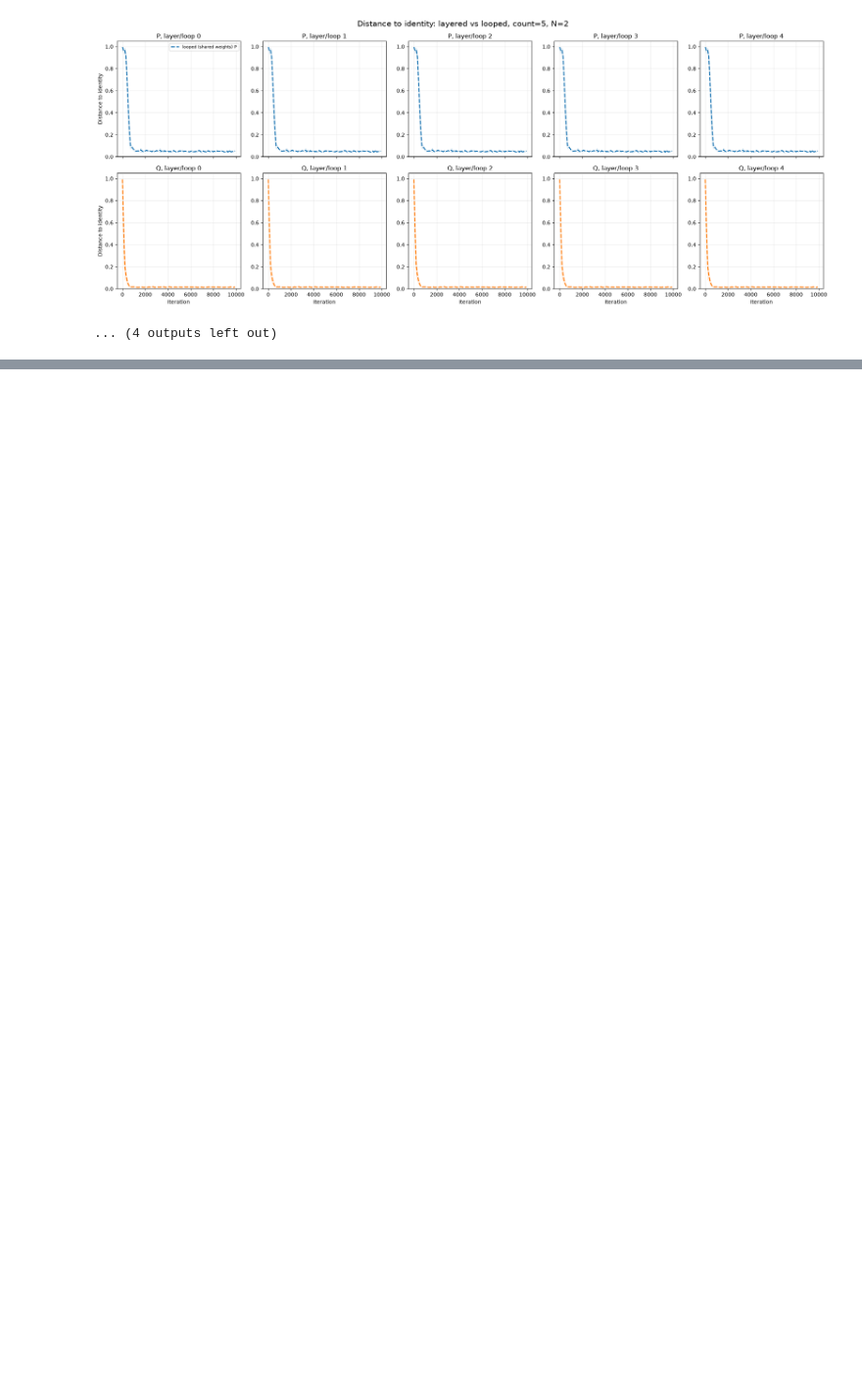
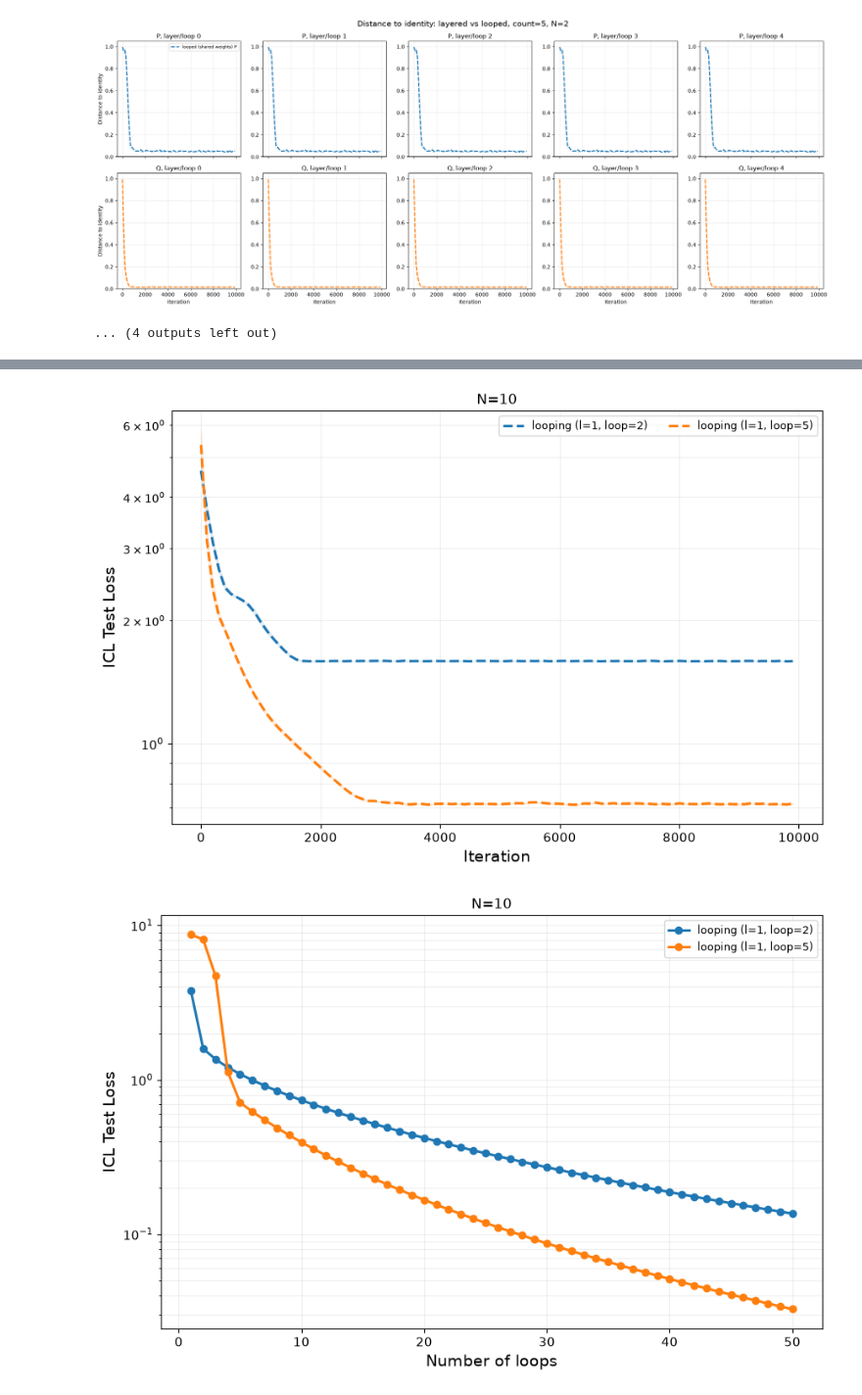
Before and after one commit to Isss11/looped-transformers-gradient-descent, a Jupyter notebook: cs-886_experiments.ipynb, the cells around one changed output, grey strips where cells are left out. Shown at 98% size. Cells and saved outputs as stored; diff of their text form; code cells hidden in the pictures; blank space fills up the shorter version.

Commit message:
Implement OOD Tests

```diff
--- a/cs-886_experiments.ipynb
+++ b/cs-886_experiments.ipynb
@@ -216,8 +222,8 @@ os.makedirs(fig_dir, exist_ok=True)
 iterations = np.arange(0, max_iters, stride)
 
 MODEL_STYLES = {
-    'layered': ('-', lambda count: f'{count}-layer transformer'),
-    'looped': ('--', lambda count: f'{count}-loop shared-weight transformer'),
+    'layered': ('-', lambda count: f'baseline (L = {count})'),
+    'looped': ('--', lambda count: f'looping (l=1, loop={count})'),
 }
 
 
@@ -535,0 +751,36 @@ Saved histories to log/figure_one_looped_5.pth
+# %%
+# Evaluate final looped checkpoints with 1 through 50 inference loops.
+oos_looped_hist_dict = {
+    key: history
+    for key, history in oos_hist_dict.items()
+    if key[2] == 'looped'
+}
+oos_loop_loss_dict = compute_looped_loss_by_loop_count(
+    oos_looped_hist_dict,
+    max_loops=50,
+    U=U_test,
+    D=D_test,
+    test_seed=TEST_SEED,
+)
+# %%
+# Plot the adjusted-distribution test loss by training iteration.
+plot_loss_curves(
+    oos_loss_dict,
+    oos_counts,
+    oos_model_types,
+    oos_iterations,
+    fig_dir=oos_fig_dir,
+    filename='adjusted_distribution_test_loss.pdf',
+)
+
+# Plot looped-model test loss against the number of inference loops (1..50).
+plot_loop_loss_curves(
+    oos_loop_loss_dict,
+    n_layers_loops=oos_counts,
+    loop_counts=range(1, 51),
+    fig_dir=oos_fig_dir,
+    filename='adjusted_distribution_loss_vs_loop_count.pdf',
+)
+# %% [output]
+[figure, added]
+[figure, added]
```
Also changed, not shown: parts of 6 cells of this notebook, 1 other file.
